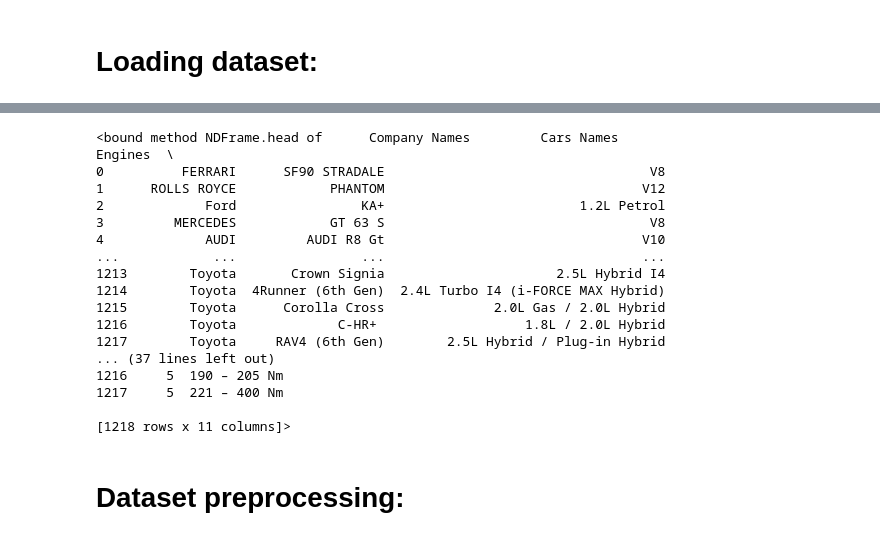
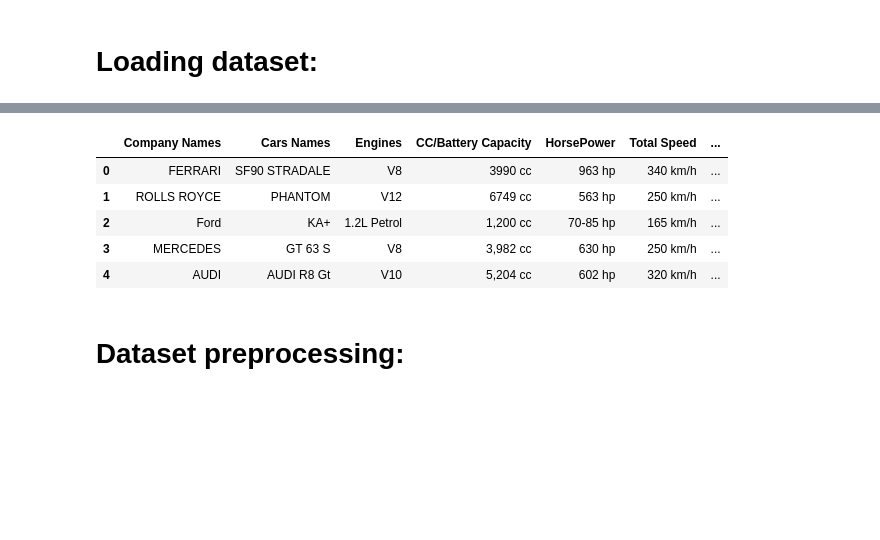
Before and after one commit to aleksanderhanski/decision-analysis-uta, a Jupyter notebook: project1.ipynb, the cells around one changed output, grey strips where cells are left out. Saved outputs shown, nothing was run; the diff lists cells and outputs as text; code cells hidden in the pictures; blank space fills up the shorter version.

```diff
--- a/project1.ipynb
+++ b/project1.ipynb
@@ -37,25 +36,14 @@ Files saved to: ./dataset
 # %%
 df = pd.read_csv("./dataset/Cars Datasets 2025.csv", encoding="cp1252")
 
-df.head
+df.head()
 # %% [output]
-<bound method NDFrame.head of      Company Names         Cars Names                             Engines  \
-0          FERRARI      SF90 STRADALE                                  V8
-1      ROLLS ROYCE            PHANTOM                                 V12
-2             Ford                KA+                         1.2L Petrol
-3         MERCEDES            GT 63 S                                  V8
-4             AUDI         AUDI R8 Gt                                 V10
-...            ...                ...                                 ...
-1213        Toyota       Crown Signia                      2.5L Hybrid I4
-1214        Toyota  4Runner (6th Gen)  2.4L Turbo I4 (i-FORCE MAX Hybrid)
-1215        Toyota      Corolla Cross              2.0L Gas / 2.0L Hybrid
-1216        Toyota             C-HR+                   1.8L / 2.0L Hybrid
-1217        Toyota     RAV4 (6th Gen)        2.5L Hybrid / Plug-in Hybrid
-... (37 lines left out)
-1216     5  190 – 205 Nm
-1217     5  221 – 400 Nm
-
-[1218 rows x 11 columns]>
+|  | Company Names | Cars Names | Engines | CC/Battery Capacity | HorsePower | Total Speed | ... |
+| 0 | FERRARI | SF90 STRADALE | V8 | 3990 cc | 963 hp | 340 km/h | ... |
+| 1 | ROLLS ROYCE | PHANTOM | V12 | 6749 cc | 563 hp | 250 km/h | ... |
+| 2 | Ford | KA+ | 1.2L Petrol | 1,200 cc | 70-85 hp | 165 km/h | ... |
+| 3 | MERCEDES | GT 63 S | V8 | 3,982 cc | 630 hp | 250 km/h | ... |
+| 4 | AUDI | AUDI R8 Gt | V10 | 5,204 cc | 602 hp | 320 km/h | ... |
 # %% [markdown]
 # Dataset preprocessing:
 # %%
```
Also changed, not shown: parts of 32 cells of this notebook, 1 other file.
